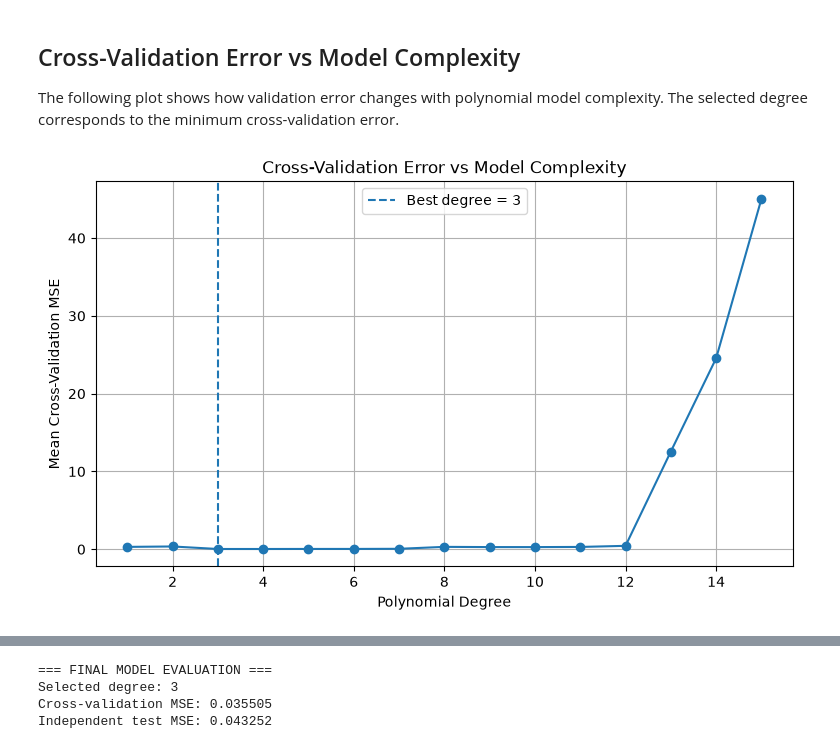
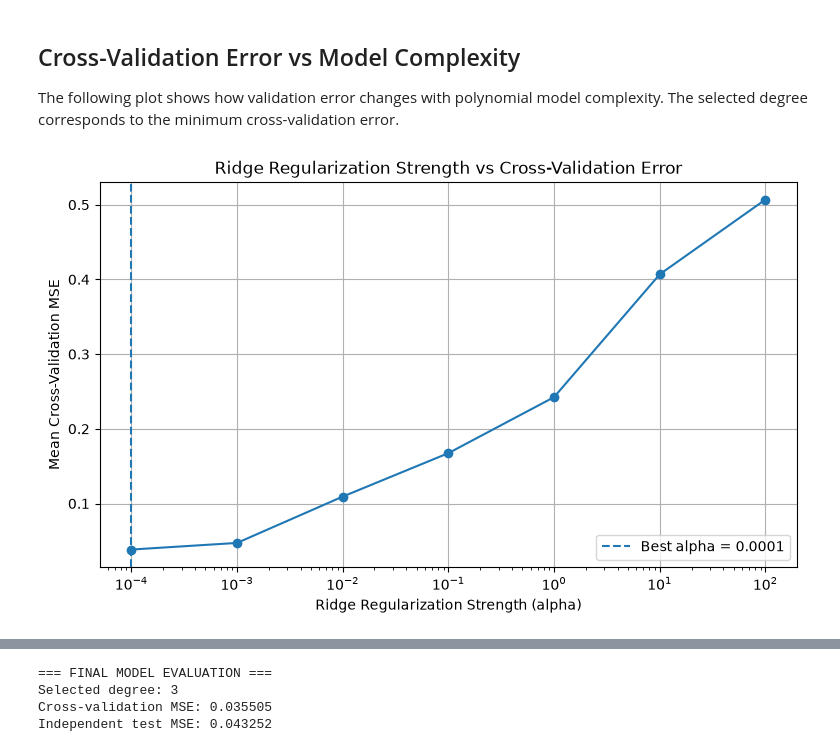
Before and after one commit to pateldhruvil5467-ctrl/bias-variance-tradeoff, a Jupyter notebook: notebooks/bias_variance_analysis.ipynb, the cells around one changed output, grey strips where cells are left out. Saved outputs shown, nothing was run; the diff lists cells and outputs as text; code cells hidden in the pictures.

Commit message:
Add Ridge regularization cross-validation analysis

```diff
--- a/notebooks/bias_variance_analysis.ipynb
+++ b/notebooks/bias_variance_analysis.ipynb
@@ -844,24 +825,29 @@ The following plot shows how validation error changes with polynomial model comp
 # %%
 plt.figure(figsize=(9, 5))
 
+ridge_plot_df = ridge_results_df[ridge_results_df["Alpha"] > 0]
+
 plt.plot(
-    cv_results_df["Degree"],
-    cv_results_df["CV_MSE"],
+    ridge_plot_df["Alpha"],
+    ridge_plot_df["CV_MSE"],
     marker="o"
 )
 
+plt.xscale("log")
+
 plt.axvline(
-    best_cv_degree,
+    best_ridge_alpha,
     linestyle="--",
-    label=f"Best degree = {best_cv_degree}"
+    label=f"Best alpha = {best_ridge_alpha}"
 )
 
-plt.xlabel("Polynomial Degree")
+plt.xlabel("Ridge Regularization Strength (alpha)")
 plt.ylabel("Mean Cross-Validation MSE")
-plt.title("Cross-Validation Error vs Model Complexity")
+plt.title("Ridge Regularization Strength vs Cross-Validation Error")
+
 plt.legend()
 plt.grid(True)
 
 plt.show()
 # %% [output]
-[figure, old version]
+[figure, new version]
```
Also changed, not shown: parts of 12 cells of this notebook.
